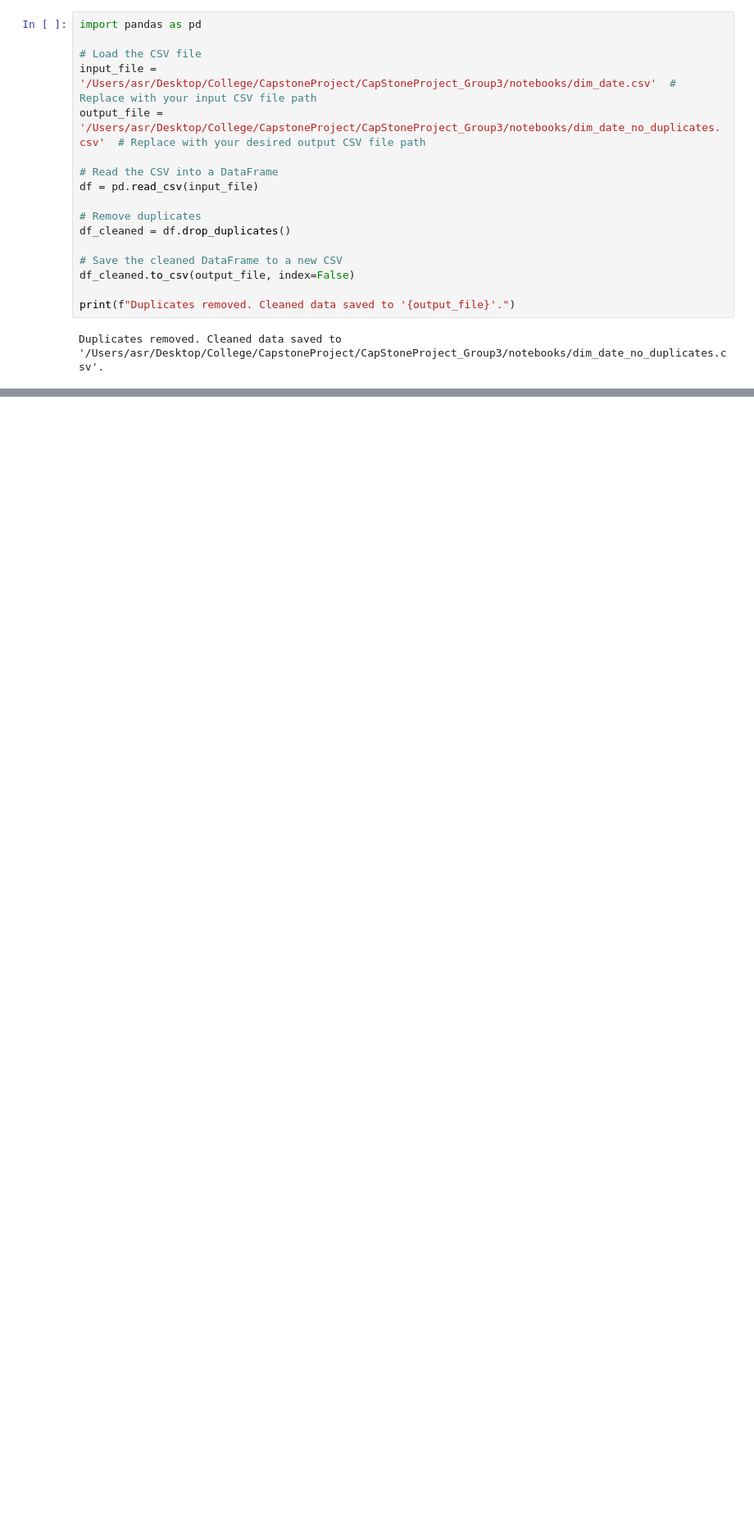
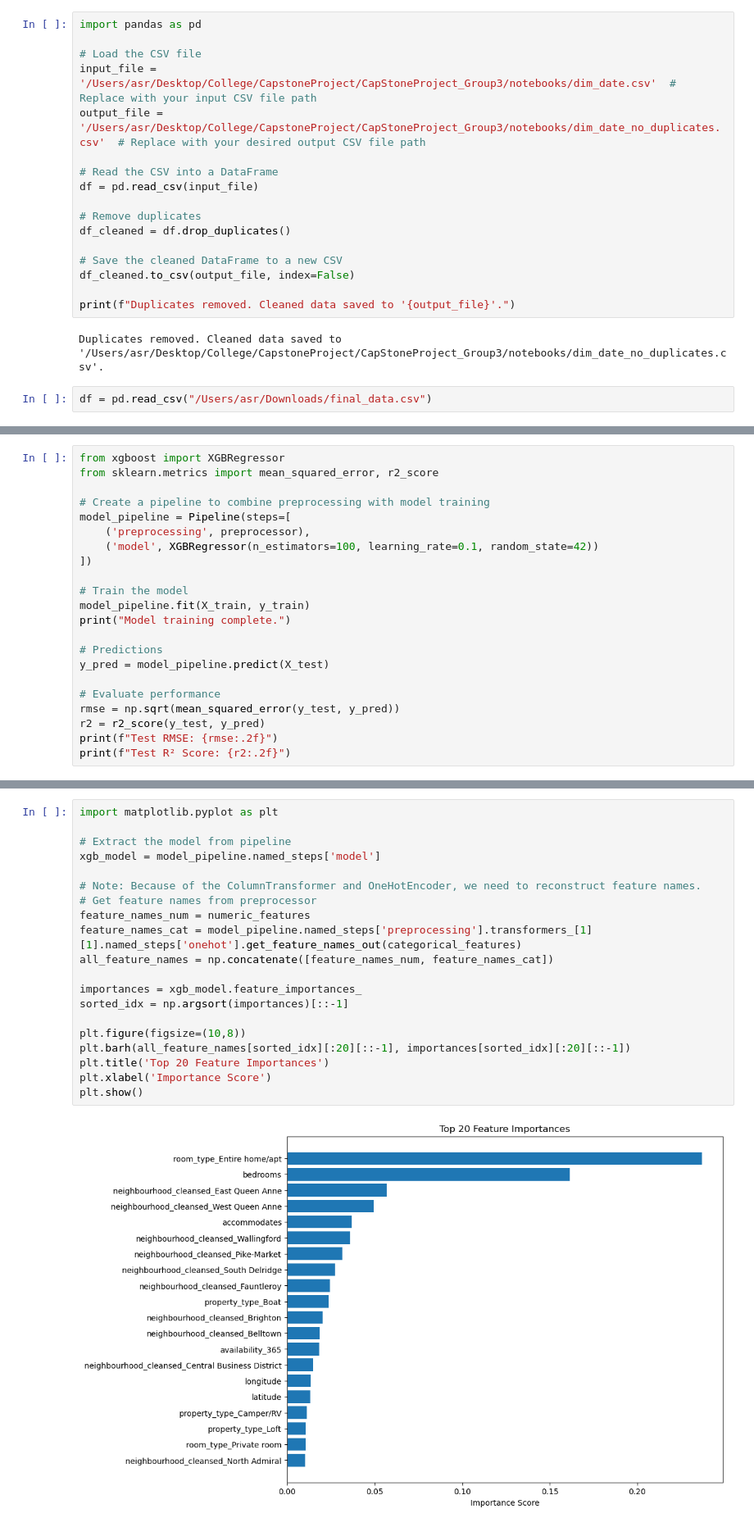
Before and after one commit to TheJojoJoseph/CapStoneProject_Group3, a Jupyter notebook: notebooks/capstone-grp3-phase4.ipynb, the cells around one changed output, grey strips where cells are left out. Shown at 82% size. Drawn from its saved outputs; the diff is of its cells as text; blank space fills up the shorter version.

```diff
--- a/notebooks/capstone-grp3-phase4.ipynb
+++ b/notebooks/capstone-grp3-phase4.ipynb
@@ -168,3 +166,5 @@ df_cleaned.to_csv(output_file, index=False)
 print(f"Duplicates removed. Cleaned data saved to '{output_file}'.")
 # %% [output]
 Duplicates removed. Cleaned data saved to '/Users/asr/Desktop/College/CapstoneProject/CapStoneProject_Group3/notebooks/dim_date_no_duplicates.csv'.
+# %%
+df = pd.read_csv("/Users/asr/Downloads/final_data.csv")
@@ -170,0 +248,22 @@ Duplicates removed. Cleaned data saved to '/Users/asr/Desktop/College/CapstonePr
+# %%
+from xgboost import XGBRegressor
+from sklearn.metrics import mean_squared_error, r2_score
+
+# Create a pipeline to combine preprocessing with model training
+model_pipeline = Pipeline(steps=[
+    ('preprocessing', preprocessor),
+    ('model', XGBRegressor(n_estimators=100, learning_rate=0.1, random_state=42))
+])
+
+# Train the model
+model_pipeline.fit(X_train, y_train)
+print("Model training complete.")
+
+# Predictions
+y_pred = model_pipeline.predict(X_test)
+
+# Evaluate performance
+rmse = np.sqrt(mean_squared_error(y_test, y_pred))
+r2 = r2_score(y_test, y_pred)
+print(f"Test RMSE: {rmse:.2f}")
+print(f"Test R² Score: {r2:.2f}")
@@ -170,0 +278,22 @@ Duplicates removed. Cleaned data saved to '/Users/asr/Desktop/College/CapstonePr
+# %%
+import matplotlib.pyplot as plt
+
+# Extract the model from pipeline
+xgb_model = model_pipeline.named_steps['model']
+
+# Note: Because of the ColumnTransformer and OneHotEncoder, we need to reconstruct feature names.
+# Get feature names from preprocessor
+feature_names_num = numeric_features
+feature_names_cat = model_pipeline.named_steps['preprocessing'].transformers_[1][1].named_steps['onehot'].get_feature_names_out(categorical_features)
+all_feature_names = np.concatenate([feature_names_num, feature_names_cat])
+
+importances = xgb_model.feature_importances_
+sorted_idx = np.argsort(importances)[::-1]
+
+plt.figure(figsize=(10,8))
+plt.barh(all_feature_names[sorted_idx][:20][::-1], importances[sorted_idx][:20][::-1])
+plt.title('Top 20 Feature Importances')
+plt.xlabel('Importance Score')
+plt.show()
+# %% [output]
+[figure, added]
```
Also changed, not shown: parts of 11 cells of this notebook.
